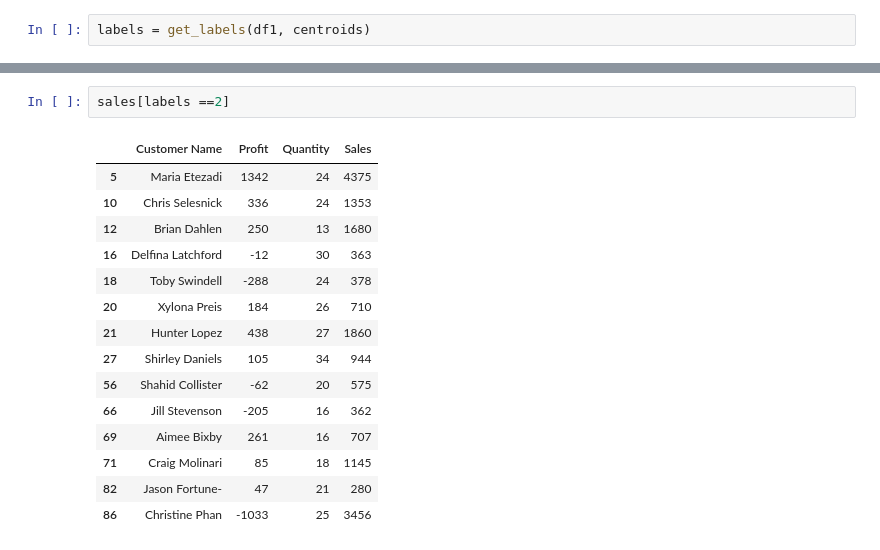
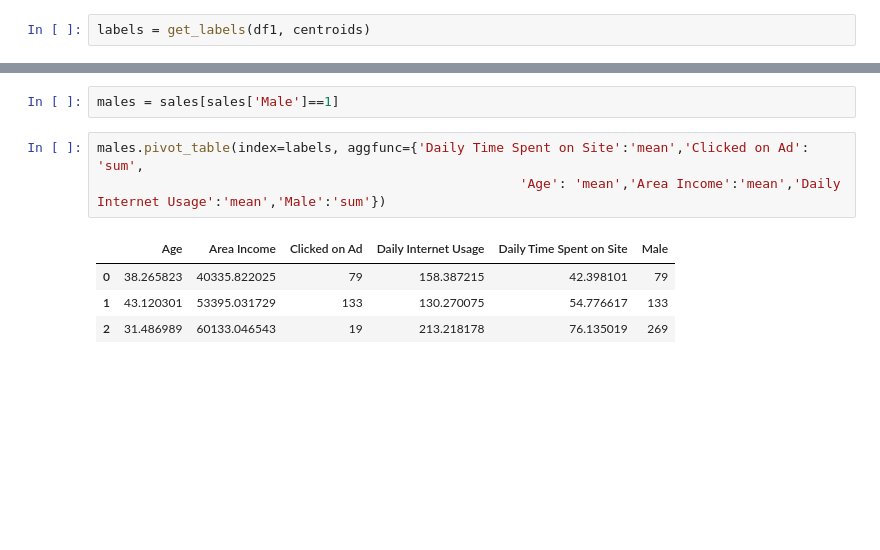
Before and after one commit to brownbutterbean/portfolio, a Jupyter notebook: k-means.ipynb, the cells around one changed output, grey strips where cells are left out. Cells and saved outputs as stored; diff of their text form; blank space fills up the shorter version.

```diff
--- a/k-means.ipynb
+++ b/k-means.ipynb
@@ -122,18 +130,10 @@ centroids
-# %%
-sales[labels ==2]
-# %% [output]
-|  | Customer Name | Profit | Quantity | Sales |
-| 5 | Maria Etezadi | 1342 | 24 | 4375 |
-| 10 | Chris Selesnick | 336 | 24 | 1353 |
-| 12 | Brian Dahlen | 250 | 13 | 1680 |
-| 16 | Delfina Latchford | -12 | 30 | 363 |
-| 18 | Toby Swindell | -288 | 24 | 378 |
-| 20 | Xylona Preis | 184 | 26 | 710 |
-| 21 | Hunter Lopez | 438 | 27 | 1860 |
-| 27 | Shirley Daniels | 105 | 34 | 944 |
-| 56 | Shahid Collister | -62 | 20 | 575 |
-| 66 | Jill Stevenson | -205 | 16 | 362 |
-| 69 | Aimee Bixby | 261 | 16 | 707 |
-| 71 | Craig Molinari | 85 | 18 | 1145 |
-| 82 | Jason Fortune- | 47 | 21 | 280 |
-| 86 | Christine Phan | -1033 | 25 | 3456 |
+# %%
+males = sales[sales['Male']==1]
+# %%
+males.pivot_table(index=labels, aggfunc={'Daily Time Spent on Site':'mean','Clicked on Ad': 'sum',
+                                                      'Age': 'mean','Area Income':'mean','Daily Internet Usage':'mean','Male':'sum'})
+# %% [output]
+|  | Age | Area Income | Clicked on Ad | Daily Internet Usage | Daily Time Spent on Site | Male |
+| 0 | 38.265823 | 40335.822025 | 79 | 158.387215 | 42.398101 | 79 |
+| 1 | 43.120301 | 53395.031729 | 133 | 130.270075 | 54.776617 | 133 |
+| 2 | 31.486989 | 60133.046543 | 19 | 213.218178 | 76.135019 | 269 |
```
Also changed, not shown: parts of 10 cells of this notebook.
